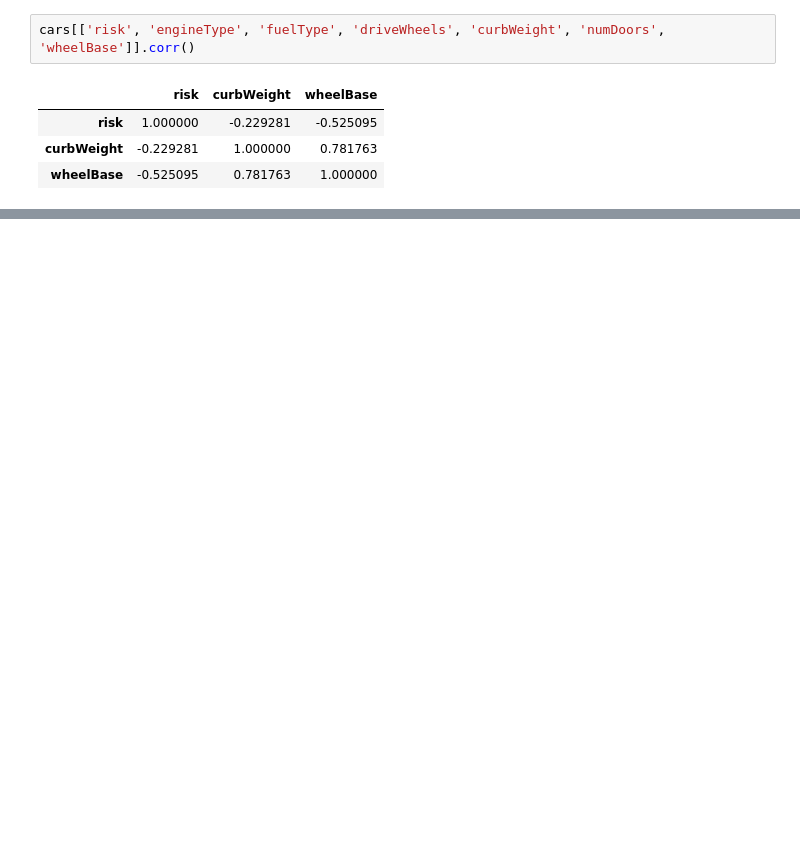
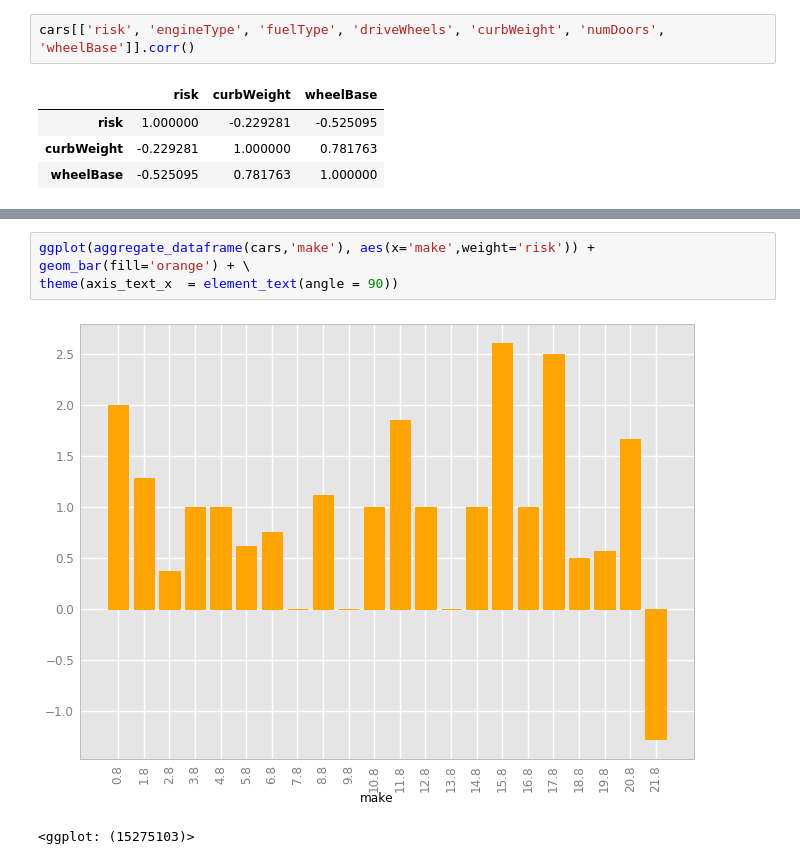
Before and after one commit to MobyWare/ml-intro-python-boosting, a Jupyter notebook: notebooks/visualize-data-and-model-perf.ipynb, the cells around one changed output, grey strips where cells are left out. Cells and saved outputs as stored; diff of their text form; blank space fills up the shorter version.

```diff
--- a/notebooks/visualize-data-and-model-perf.ipynb
+++ b/notebooks/visualize-data-and-model-perf.ipynb
@@ -117,0 +180,6 @@ cars[['risk', 'engineType', 'fuelType', 'driveWheels', 'curbWeight', 'numDoors',
+# %%
+ggplot(aggregate_dataframe(cars,'make'), aes(x='make',weight='risk')) + geom_bar(fill='orange') + \
+theme(axis_text_x  = element_text(angle = 90))
+# %% [output]
+[figure, added]
+<ggplot: (15275103)>
```
Also changed, not shown: parts of 15 cells of this notebook.
